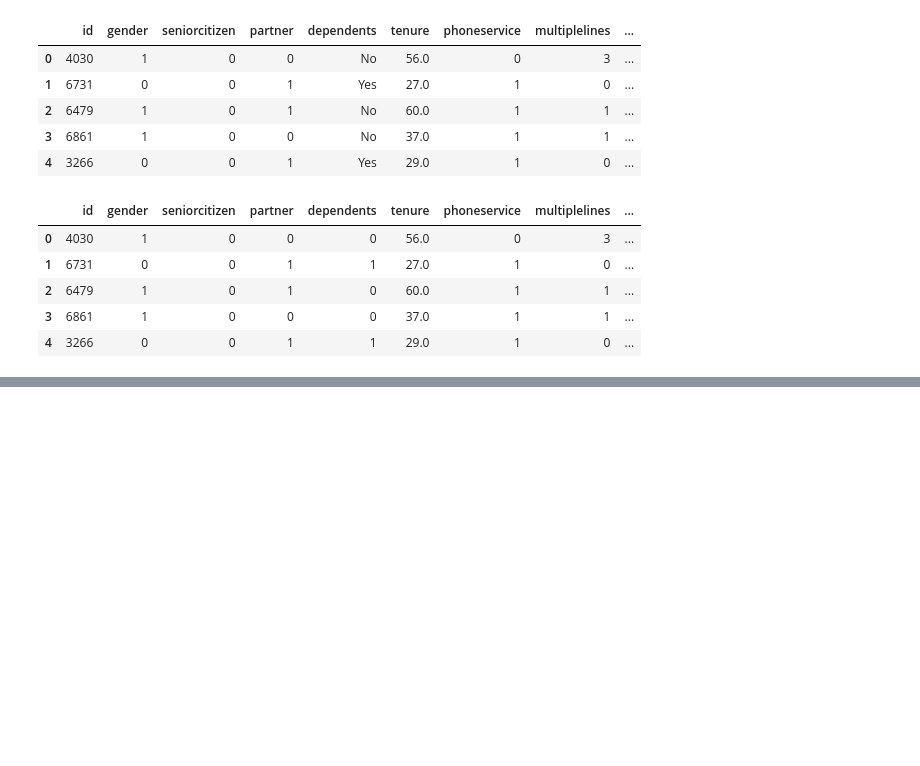
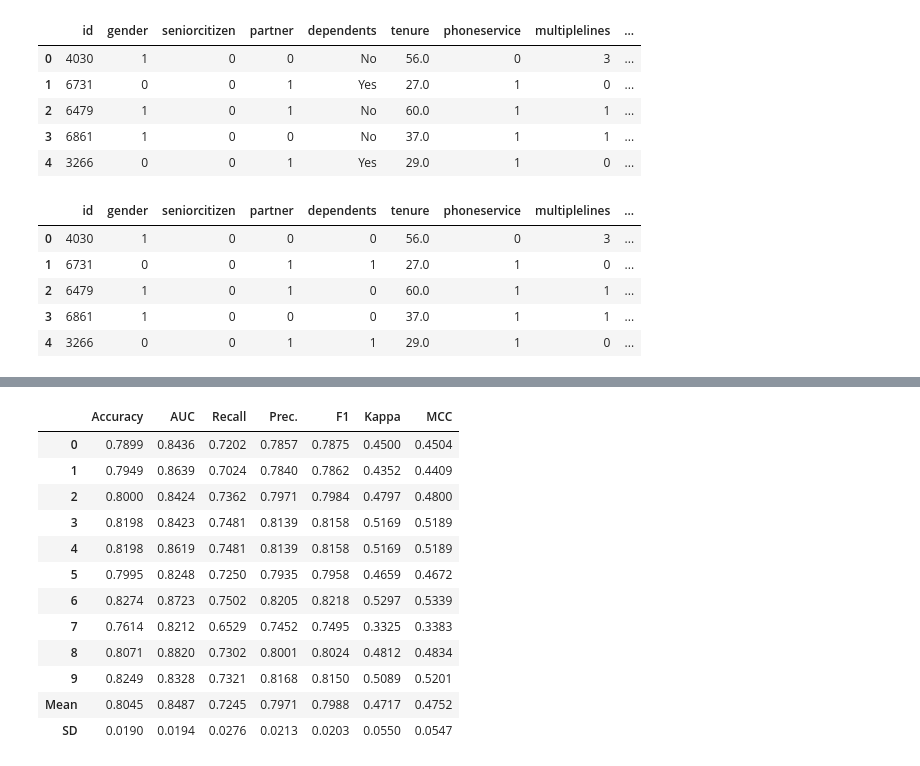
Before and after one commit to jjefferson2006/DSWP_JJ_altera, a Jupyter notebook: desafio_kaggle_2.ipynb, the cells around one changed output, grey strips where cells are left out. Cells and saved outputs as stored; diff of their text form; code cells hidden in the pictures; blank space fills up the shorter version.

```diff
--- a/desafio_kaggle_2.ipynb
+++ b/desafio_kaggle_2.ipynb
@@ -401,0 +503,16 @@ df_churn_train.head()
+# %%
+ada = create_model('ada')
+# %% [output]
+|  | Accuracy | AUC | Recall | Prec. | F1 | Kappa | MCC |
+| 0 | 0.7899 | 0.8436 | 0.7202 | 0.7857 | 0.7875 | 0.4500 | 0.4504 |
+| 1 | 0.7949 | 0.8639 | 0.7024 | 0.7840 | 0.7862 | 0.4352 | 0.4409 |
+| 2 | 0.8000 | 0.8424 | 0.7362 | 0.7971 | 0.7984 | 0.4797 | 0.4800 |
+| 3 | 0.8198 | 0.8423 | 0.7481 | 0.8139 | 0.8158 | 0.5169 | 0.5189 |
+| 4 | 0.8198 | 0.8619 | 0.7481 | 0.8139 | 0.8158 | 0.5169 | 0.5189 |
+| 5 | 0.7995 | 0.8248 | 0.7250 | 0.7935 | 0.7958 | 0.4659 | 0.4672 |
+| 6 | 0.8274 | 0.8723 | 0.7502 | 0.8205 | 0.8218 | 0.5297 | 0.5339 |
+| 7 | 0.7614 | 0.8212 | 0.6529 | 0.7452 | 0.7495 | 0.3325 | 0.3383 |
+| 8 | 0.8071 | 0.8820 | 0.7302 | 0.8001 | 0.8024 | 0.4812 | 0.4834 |
+| 9 | 0.8249 | 0.8328 | 0.7321 | 0.8168 | 0.8150 | 0.5089 | 0.5201 |
+| Mean | 0.8045 | 0.8487 | 0.7245 | 0.7971 | 0.7988 | 0.4717 | 0.4752 |
+| SD | 0.0190 | 0.0194 | 0.0276 | 0.0213 | 0.0203 | 0.0550 | 0.0547 |
```
Also changed, not shown: parts of 13 cells of this notebook.
